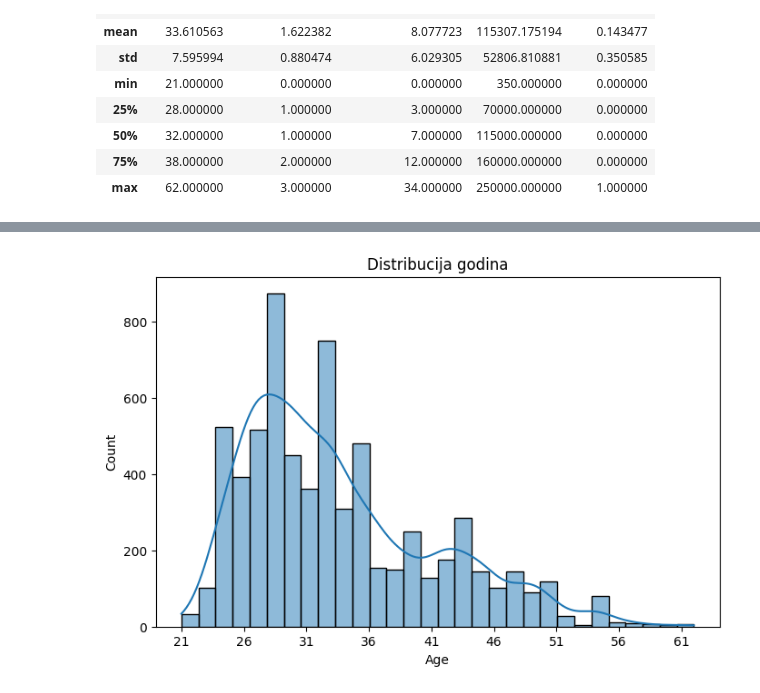
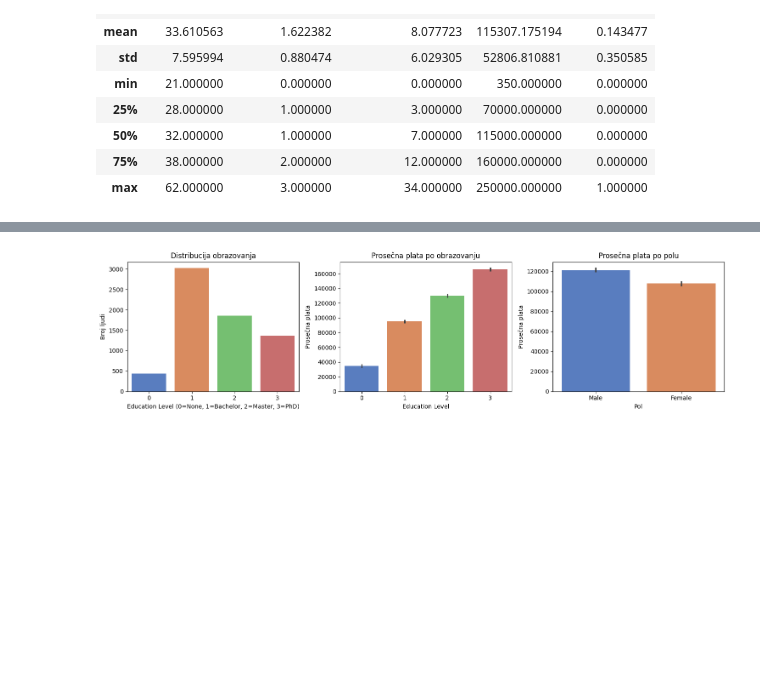
Before and after one commit to katarinaperovic/SIAP, a Jupyter notebook: Siap.ipynb, the cells around one changed output, grey strips where cells are left out. Saved outputs shown, nothing was run; the diff lists cells and outputs as text; code cells hidden in the pictures; blank space fills up the shorter version.

```diff
--- a/Siap.ipynb
+++ b/Siap.ipynb
@@ -77,79 +77,52 @@ memory usage: 470.1+ KB
 | max | 62.000000 | 3.000000 | 34.000000 | 250000.000000 | 1.000000 |
 # %%
 num_cols = ["Age", "Years of Experience", "Salary"]
-df[num_cols].hist(bins=50, figsize=(12,6), edgecolor="black")
+df[num_cols].hist(bins=30, figsize=(12,6), edgecolor="black")
 plt.suptitle("Distribucije numeričkih varijabli")
 plt.show()
 
-# ---- Age ----
-plt.figure(figsize=(8,5))
-sns.histplot(df["Age"], bins=30, kde=True)
-plt.title("Distribucija godina")
-plt.xticks(np.arange(int(df["Age"].min()), int(df["Age"].max())+1, 4))  # korak 5
-plt.show()
 
-# ---- Years of Experience ----
-plt.figure(figsize=(8,5))
-sns.histplot(df["Years of Experience"], bins=30, kde=True)
-plt.title("Distribucija godina iskustva")
-plt.xticks(np.arange(int(df["Years of Experience"].min()), int(df["Years of Experience"].max())+1, 2))  # korak 2
-plt.show()
+fig, axes = plt.subplots(1, 3, figsize=(15, 4))
 
-# ---- Salary ----
-plt.figure(figsize=(8,5))
-sns.histplot(df["Salary"], bins=50, kde=True)
-plt.title("Distribucija plata")
-plt.xticks(np.arange(int(df["Salary"].min()), int(df["Salary"].max())+1, 20000))  # korak 20000
+sns.countplot(x="Education Level", data=df, hue="Education Level",
+              legend=False, palette="muted", ax=axes[0])
+axes[0].set_title("Distribucija obrazovanja")
+axes[0].set_xlabel("Education Level (0=None, 1=Bachelor, 2=Master, 3=PhD)")
+axes[0].set_ylabel("Broj ljudi")
+
+sns.barplot(x="Education Level", y="Salary", data=df,
+            estimator="mean", hue="Education Level",
+            legend=False, palette="muted", ax=axes[1])
+axes[1].set_title("Prosečna plata po obrazovanju")
+axes[1].set_xlabel("Education Level")
+axes[1].set_ylabel("Prosečna plata")
+
+sns.barplot(x="Gender", y="Salary", data=df,
+            estimator="mean", hue="Gender",
+            legend=False, palette="muted", ax=axes[2])
+axes[2].set_title("Prosečna plata po polu")
+axes[2].set_xlabel("Pol")
+axes[2].set_ylabel("Prosečna plata")
+
+plt.tight_layout()
 plt.show()
 
 
-
-# 3. Distribucija obrazovanja
 plt.figure(figsize=(6,4))
-sns.countplot(x="Education Level", data=df, hue="Education Level", legend=False, palette="muted")
-plt.title("Distribucija obrazovanja")
-plt.xlabel("Education Level (0=None, 1=Bachelor, 2=Master, 3=PhD)")
-plt.ylabel("Broj ljudi")
-plt.show()
-
-
-# 4. Prosečna plata po nivou obrazovanja
-plt.figure(figsize=(6,4))
-sns.barplot(x="Education Level", y="Salary", data=df,
-            estimator="mean", hue="Education Level", legend=False, palette="muted")
-plt.title("Prosečna plata po obrazovanju")
-plt.show()
-
-
-# 5. Prosečna plata po Senior statusu
-plt.figure(figsize=(6,4))
-sns.barplot(x="Senior", y="Salary", data=df,
-            estimator="mean", hue="Senior", legend=False, palette="muted")
-plt.title("Prosečna plata: Junior vs Senior")
-plt.xticks([0,1], ["Junior/Mid", "Senior"])
-plt.show()
-
-# 6. Prosečna plata po polu
-plt.figure(figsize=(6,4))
-sns.barplot(x="Gender", y="Salary", data=df,
-            estimator="mean", hue="Gender", legend=False, palette="muted")
-plt.title("Prosečna plata po polu")
-plt.show()
-
-# 8. Korelaciona matrica za numeričke varijable
-plt.figure(figsize=(6,4))
-corr = df[["Age", "Education Level", "Years of Experience", "Salary", "Senior"]].corr()
+corr = df[["Age", "Education Level", "Years of Experience", "Salary"]].corr()
 sns.heatmap(corr, annot=True, cmap="coolwarm", fmt=".2f")
 plt.title("Korelaciona matrica")
 plt.show()
 
-# 9. Top 10 job title po prosečnoj plati
-top_jobs = df.groupby("Job Title")["Salary"].mean().sort_values(ascending=False).head(10).reset_index()
-plt.figure(figsize=(8,5))
-sns.barplot(x="Salary", y="Job Title", data=top_jobs,
-            hue="Job Title", legend=False, palette="viridis")
-plt.title("Top 10 poslova po prosečnoj plati")
-plt.xlabel("Prosečna plata ($)")
-plt.ylabel("Job Title")
+#srediti sutra jos ova dva dole
+
+plt.figure(figsize=(7,5))
+sns.boxplot(x="Education Level", y="Salary", data=df, palette="muted")
+plt.title("Raspon plata po obrazovanju")
 plt.show()
+
+plt.figure(figsize=(7,5))
+sns.boxplot(x="Gender", y="Salary", data=df, palette="muted")
+plt.title("Raspon plata po polu")
+plt.show()
 # %% [output]
@@ -157 +130 @@ plt.show()
-[figure, old version]
+[figure, new version]
```
Also changed, not shown: parts of 1 cell of this notebook.
